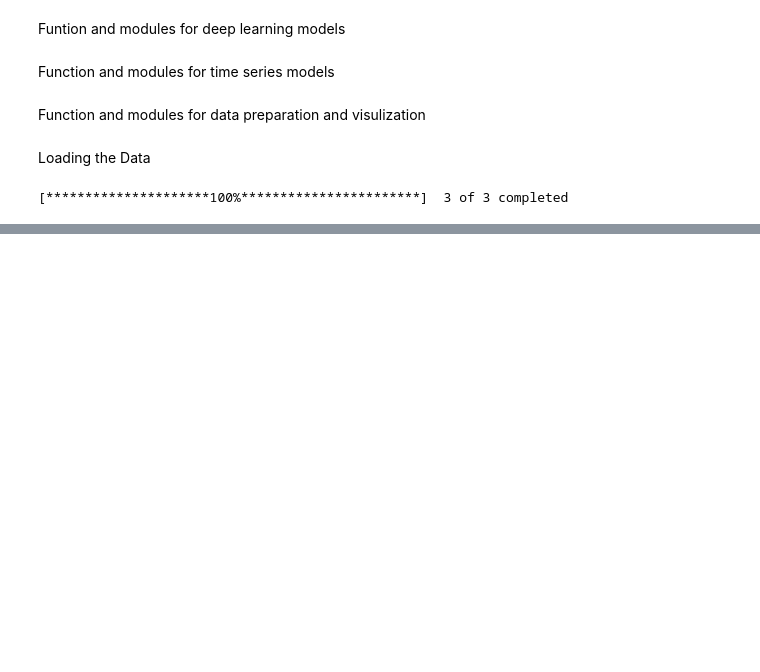
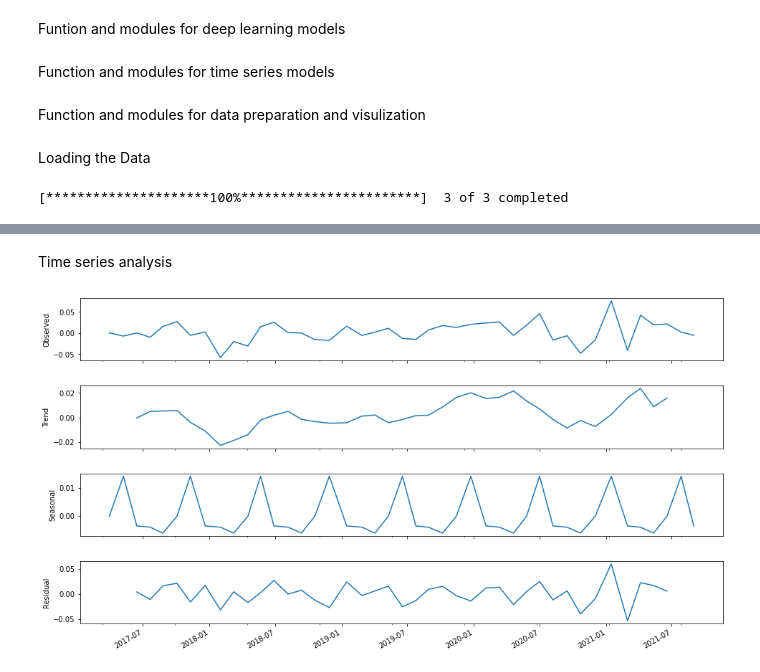
Before and after one commit to ekkalaks/CS701-stock-prediction, a Jupyter notebook: Case_Study_1_Stock_Price_Prediction.ipynb, the cells around one changed output, grey strips where cells are left out. Saved outputs shown, nothing was run; the diff lists cells and outputs as text; code cells hidden in the pictures; blank space fills up the shorter version.

```diff
--- a/Case_Study_1_Stock_Price_Prediction.ipynb
+++ b/Case_Study_1_Stock_Price_Prediction.ipynb
@@ -81,0 +154,10 @@ idx_data.shape
+# %% [markdown]
+Time series analysis
+# %%
+res = sm.tsa.seasonal_decompose(Y, freq=5)
+fig = res.plot()
+fig.set_figheight(8)
+fig.set_figwidth(15)
+pyplot.show()
+# %% [output]
+[figure, added]
```
Also changed, not shown: parts of 12 cells of this notebook.
